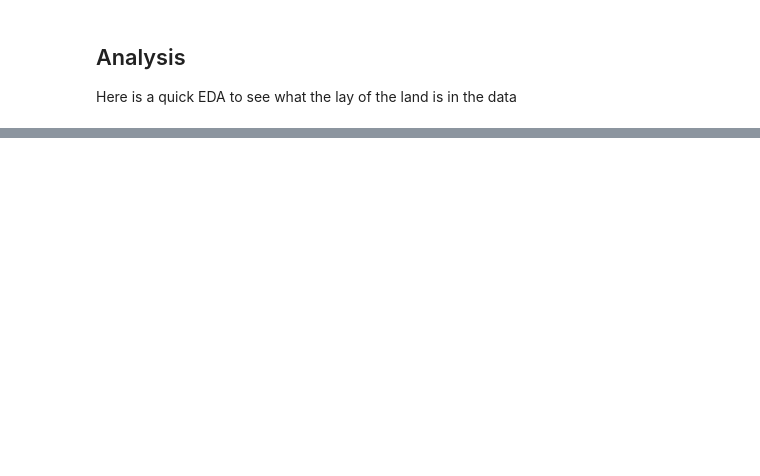
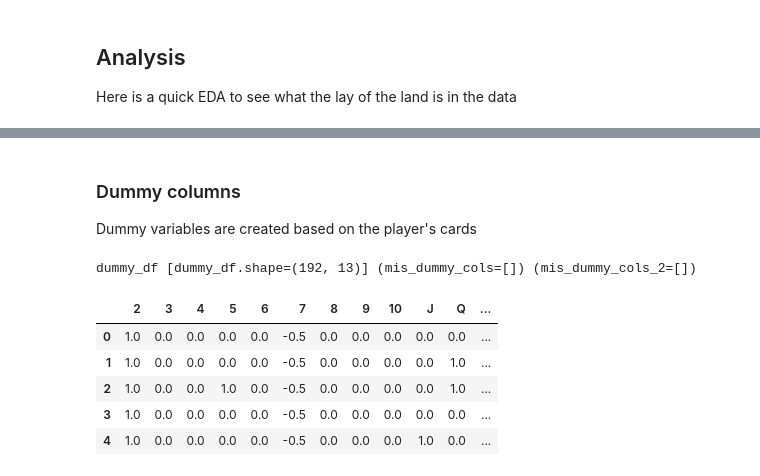
Before and after one commit to jcstrydom/black-jack, a Jupyter notebook: notebooks/classification_modeling.ipynb, the cells around one changed output, grey strips where cells are left out. Drawn from its saved outputs; the diff is of its cells as text; code cells hidden in the pictures; blank space fills up the shorter version.

Commit message:
added the dummy_features

```diff
--- a/notebooks/classification_modeling.ipynb
+++ b/notebooks/classification_modeling.ipynb
@@ -108,0 +130,18 @@ hitstay_df.loc[(hitstay_df.game_ID == 'd9dfe2f1-826e-4ab1-9d40-439b2d613905') &
+# %%
+select_cols = ['player_hand','house_visible_hand','house_card','player_bet','player_cards']
+
+players_df = hitstay_df.loc[hitstay_df.player_name != 'House'].copy()
+players_df['house_card'] = players_df.house_visible_card.str.split().str[1]
+
+_, card_col_no = players_df.player_cards.str.replace("(","").str.replace(")","").str.split(",",expand=True).shape
+card_cols = [f"card_{i+1}" for i in np.arange(card_col_no)]
+select_cols.extend(card_cols)
+
+players_df[card_cols] = players_df.player_cards.str.replace("(","").str.replace(")","").str.split(",",expand=True)
+for col in card_cols:
+    players_df[col] = players_df[col].str.split().str[1]
+
+## Not sure if 0 is better than None. I think None will help a bit more...
+# players_df[card_cols] = players_df[card_cols].fillna(value=0)
+
+players_df[select_cols].head()
@@ -108,0 +155,37 @@ hitstay_df.loc[(hitstay_df.game_ID == 'd9dfe2f1-826e-4ab1-9d40-439b2d613905') &
+# %% [markdown]
+### Dummy columns
+
+Dummy variables are created based on the player's cards
+# %%
+def check_and_order_columns(df,ordered_list):
+    df_cols = df.columns; df_rows, _ = df.shape
+    mis_cols = [c for c in ordered_list if c not in df_cols]
+    if len(mis_cols) > 0:
+        for mc in mis_cols:
+            df[mc] = np.zeros(df_rows).astype(int)
+    return (mis_cols, df[ordered_list].copy())
+
+def create_addative_dummy_matrix(df,columns_to_dummy,dummy_columns):
+    ret_df = pd.get_dummies(df[columns_to_dummy[0]]).astype(int)
+    for col in columns_to_dummy[1:]:
+        ret_df = ret_df.add(pd.get_dummies(df[col]),fill_value=0).astype(int)
+    mis_cols,ret_df = check_and_order_columns(ret_df,dummy_columns)
+    return (mis_cols,ret_df)
+# %%
+dummy_columns = ['2','3','4','5','6','7','8','9','10','J','Q','K','A']
+mis_dummy_cols, dummy_df = create_addative_dummy_matrix(df=players_df, columns_to_dummy=card_cols,dummy_columns=dummy_columns)
+
+## Adding the house_visible_card in
+dummy_df = dummy_df.add(pd.get_dummies(players_df.house_card).astype(int)*-0.5, fill_value=0)
+mis_dummy_cols_2, dummy_df = check_and_order_columns(dummy_df,dummy_columns)
+
+print(f"dummy_df [{dummy_df.shape=}] ({mis_dummy_cols=}) ({mis_dummy_cols_2=})")
+display(dummy_df.head())
+# %% [output]
+dummy_df [dummy_df.shape=(192, 13)] (mis_dummy_cols=[]) (mis_dummy_cols_2=[])
+|  | 2 | 3 | 4 | 5 | 6 | 7 | 8 | 9 | 10 | J | Q | ... |
+| 0 | 1.0 | 0.0 | 0.0 | 0.0 | 0.0 | -0.5 | 0.0 | 0.0 | 0.0 | 0.0 | 0.0 | ... |
+| 1 | 1.0 | 0.0 | 0.0 | 0.0 | 0.0 | -0.5 | 0.0 | 0.0 | 0.0 | 0.0 | 1.0 | ... |
+| 2 | 1.0 | 0.0 | 0.0 | 1.0 | 0.0 | -0.5 | 0.0 | 0.0 | 0.0 | 0.0 | 1.0 | ... |
+| 3 | 1.0 | 0.0 | 0.0 | 0.0 | 0.0 | -0.5 | 0.0 | 0.0 | 0.0 | 0.0 | 0.0 | ... |
+| 4 | 1.0 | 0.0 | 0.0 | 0.0 | 0.0 | -0.5 | 0.0 | 0.0 | 0.0 | 1.0 | 0.0 | ... |
```
Also changed, not shown: parts of 6 cells of this notebook.
